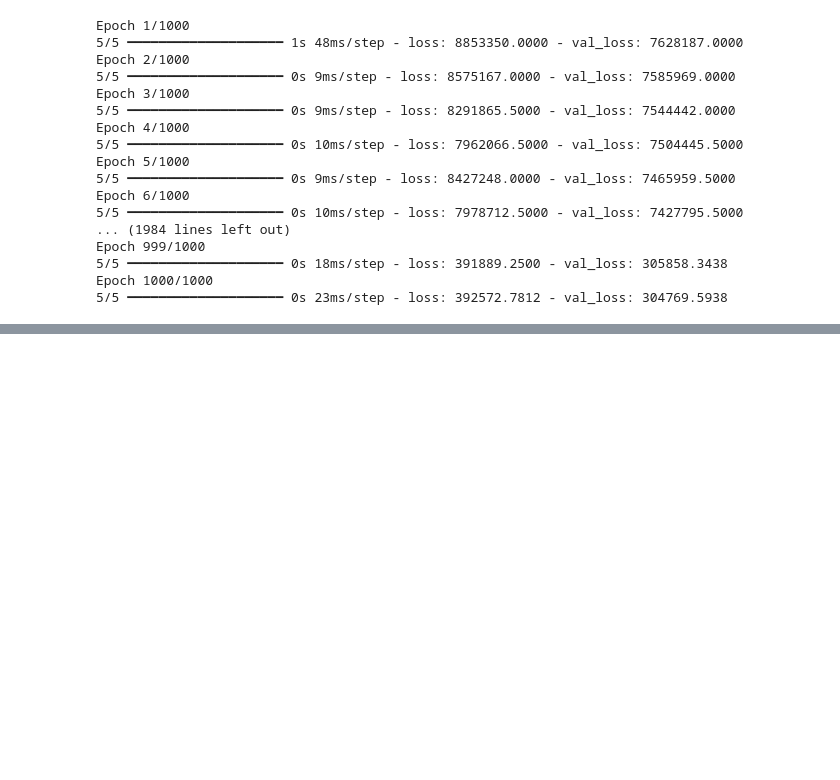
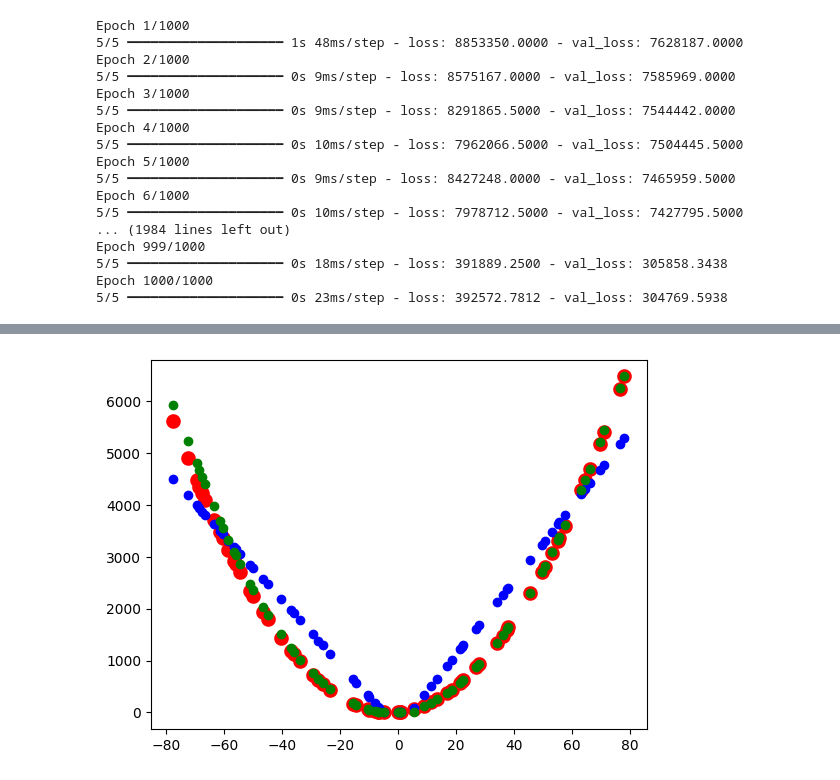
Before and after one commit to Mahdi-Miri/TensorFlow, a Jupyter notebook: TensorFlow.ipynb, the cells around one changed output, grey strips where cells are left out. Drawn from its saved outputs; the diff is of its cells as text; code cells hidden in the pictures; blank space fills up the shorter version.

Commit message:
Model 2

```diff
--- a/TensorFlow.ipynb
+++ b/TensorFlow.ipynb
@@ -311,3 +311,12 @@ Epoch 999/1000
 5/5 ━━━━━━━━━━━━━━━━━━━━ 0s 18ms/step - loss: 391889.2500 - val_loss: 305858.3438
 Epoch 1000/1000
 5/5 ━━━━━━━━━━━━━━━━━━━━ 0s 23ms/step - loss: 392572.7812 - val_loss: 304769.5938
+# %%
+model2 = keras.Sequential()
+model2.add(keras.layers.Dense(units = 256,activation = 'relu',input_shape=[1]))
+model2.add(keras.layers.Dense(units = 256,activation = 'relu'))
+model2.add(keras.layers.Dense(units = 256,activation = 'relu'))
+model2.add(keras.layers.Dense(units = 256,activation = 'relu'))
+model2.add(keras.layers.Dense(units = 1))
+# %%
+model2.compile(optimizer = 'adam', loss= 'mean_squared_error')
@@ -313,0 +343,2 @@ Epoch 1000/1000
+# %%
+model2.fit(x_train,y_train,batch_size =64,epochs=1000,validation_data=(x_test,y_test))
@@ -313,0 +364,3 @@ Epoch 1000/1000
+# %%
+y_pred_1 = model1.predict(x_test)
+y_pred_2 = model2.predict(x_test)
@@ -313,0 +372,7 @@ Epoch 1000/1000
+# %%
+plt.scatter(x_test,y_test,color = 'red',linewidths=4.5)
+plt.scatter(x_test,y_pred_1,color = 'blue')
+plt.scatter(x_test,y_pred_2,color = 'green')
+plt.show()
+# %% [output]
+[figure, added]
```
Also changed, not shown: parts of 4 cells of this notebook.
